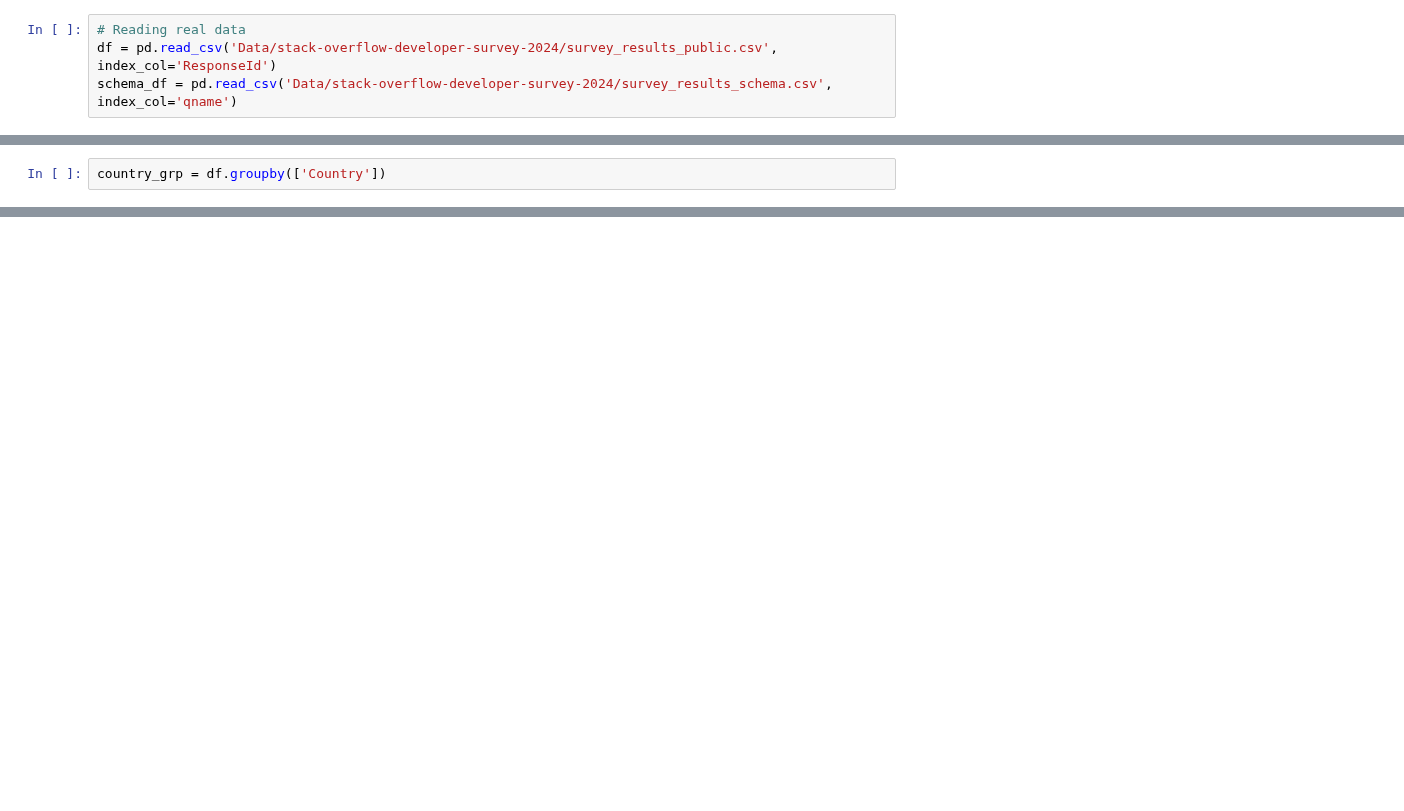
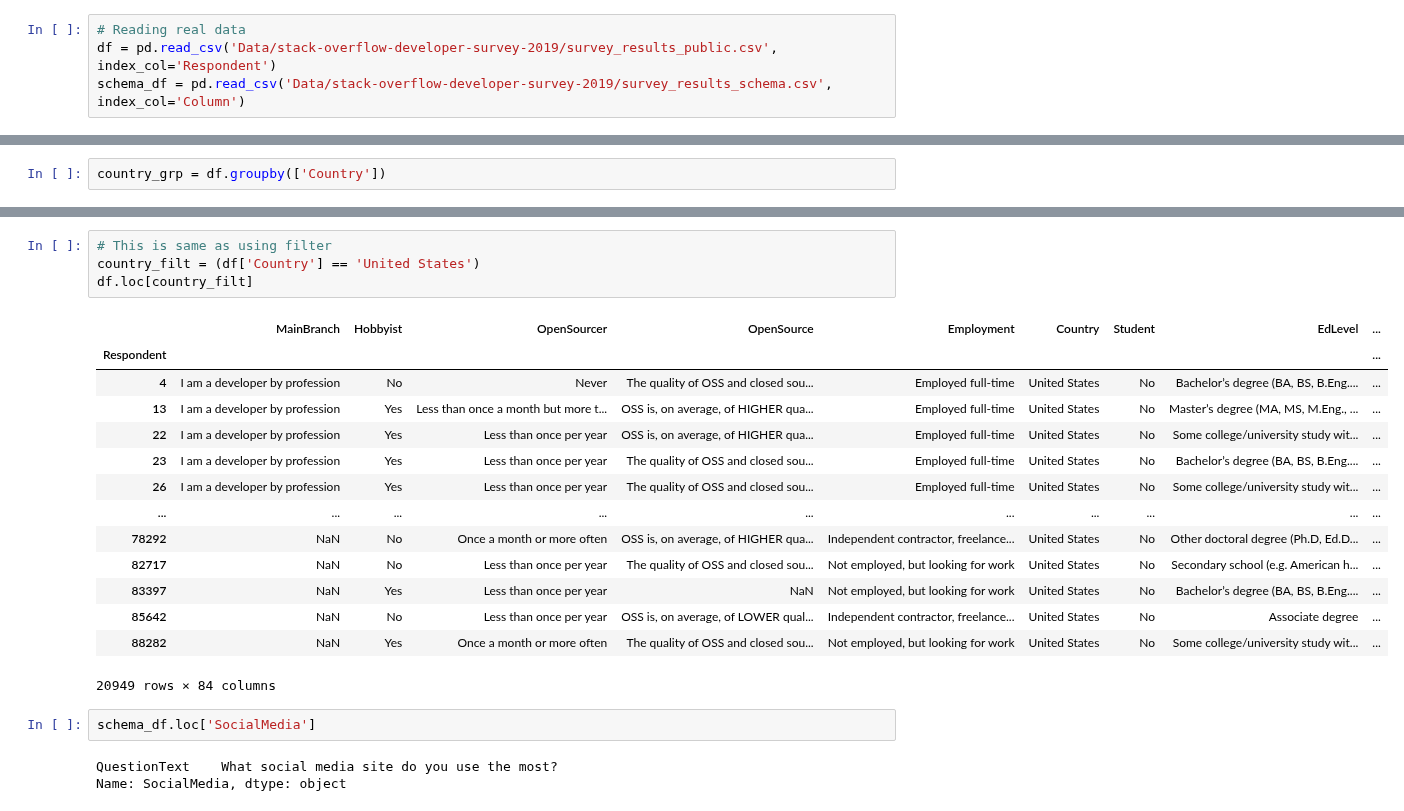
Before and after one commit to Sansub471/DataVisualization, a Jupyter notebook: pandas_classes/pandas_8.ipynb, the cells around one changed output, grey strips where cells are left out. Saved outputs shown, nothing was run; the diff lists cells and outputs as text; blank space fills up the shorter version.

Commit message:
Working with the original data from the tutorial.

```diff
--- a/pandas_classes/pandas_8.ipynb
+++ b/pandas_classes/pandas_8.ipynb
@@ -84,5 +84,5 @@ mydf
 # df.describe()
 # %%
 # Reading real data
-df = pd.read_csv('Data/stack-overflow-developer-survey-2024/survey_results_public.csv', index_col='ResponseId')
-schema_df = pd.read_csv('Data/stack-overflow-developer-survey-2024/survey_results_schema.csv', index_col='qname')
+df = pd.read_csv('Data/stack-overflow-developer-survey-2019/survey_results_public.csv', index_col='Respondent')
+schema_df = pd.read_csv('Data/stack-overflow-developer-survey-2019/survey_results_schema.csv',  index_col='Column')
@@ -157,0 +148,24 @@ Name: Country, Length: 65437, dtype: object
+# %%
+# This is same as using filter
+country_filt = (df['Country'] == 'United States')
+df.loc[country_filt]
+# %% [output]
+|  | MainBranch | Hobbyist | OpenSourcer | OpenSource | Employment | Country | Student | EdLevel | ... |
+| Respondent |  |  |  |  |  |  |  |  | ... |
+| 4 | I am a developer by profession | No | Never | The quality of OSS and closed sou... | Employed full-time | United States | No | Bachelor’s degree (BA, BS, B.Eng.... | ... |
+| 13 | I am a developer by profession | Yes | Less than once a month but more t... | OSS is, on average, of HIGHER qua... | Employed full-time | United States | No | Master’s degree (MA, MS, M.Eng., ... | ... |
+| 22 | I am a developer by profession | Yes | Less than once per year | OSS is, on average, of HIGHER qua... | Employed full-time | United States | No | Some college/university study wit... | ... |
+| 23 | I am a developer by profession | Yes | Less than once per year | The quality of OSS and closed sou... | Employed full-time | United States | No | Bachelor’s degree (BA, BS, B.Eng.... | ... |
+| 26 | I am a developer by profession | Yes | Less than once per year | The quality of OSS and closed sou... | Employed full-time | United States | No | Some college/university study wit... | ... |
+| ... | ... | ... | ... | ... | ... | ... | ... | ... | ... |
+| 78292 | NaN | No | Once a month or more often | OSS is, on average, of HIGHER qua... | Independent contractor, freelance... | United States | No | Other doctoral degree (Ph.D, Ed.D... | ... |
+| 82717 | NaN | No | Less than once per year | The quality of OSS and closed sou... | Not employed, but looking for work | United States | No | Secondary school (e.g. American h... | ... |
+| 83397 | NaN | Yes | Less than once per year | NaN | Not employed, but looking for work | United States | No | Bachelor’s degree (BA, BS, B.Eng.... | ... |
+| 85642 | NaN | No | Less than once per year | OSS is, on average, of LOWER qual... | Independent contractor, freelance... | United States | No | Associate degree | ... |
+| 88282 | NaN | Yes | Once a month or more often | The quality of OSS and closed sou... | Not employed, but looking for work | United States | No | Some college/university study wit... | ... |
+20949 rows × 84 columns
+# %%
+schema_df.loc['SocialMedia']
+# %% [output]
+QuestionText    What social media site do you use the most?
+Name: SocialMedia, dtype: object
```
Also changed, not shown: parts of 8 cells of this notebook.
